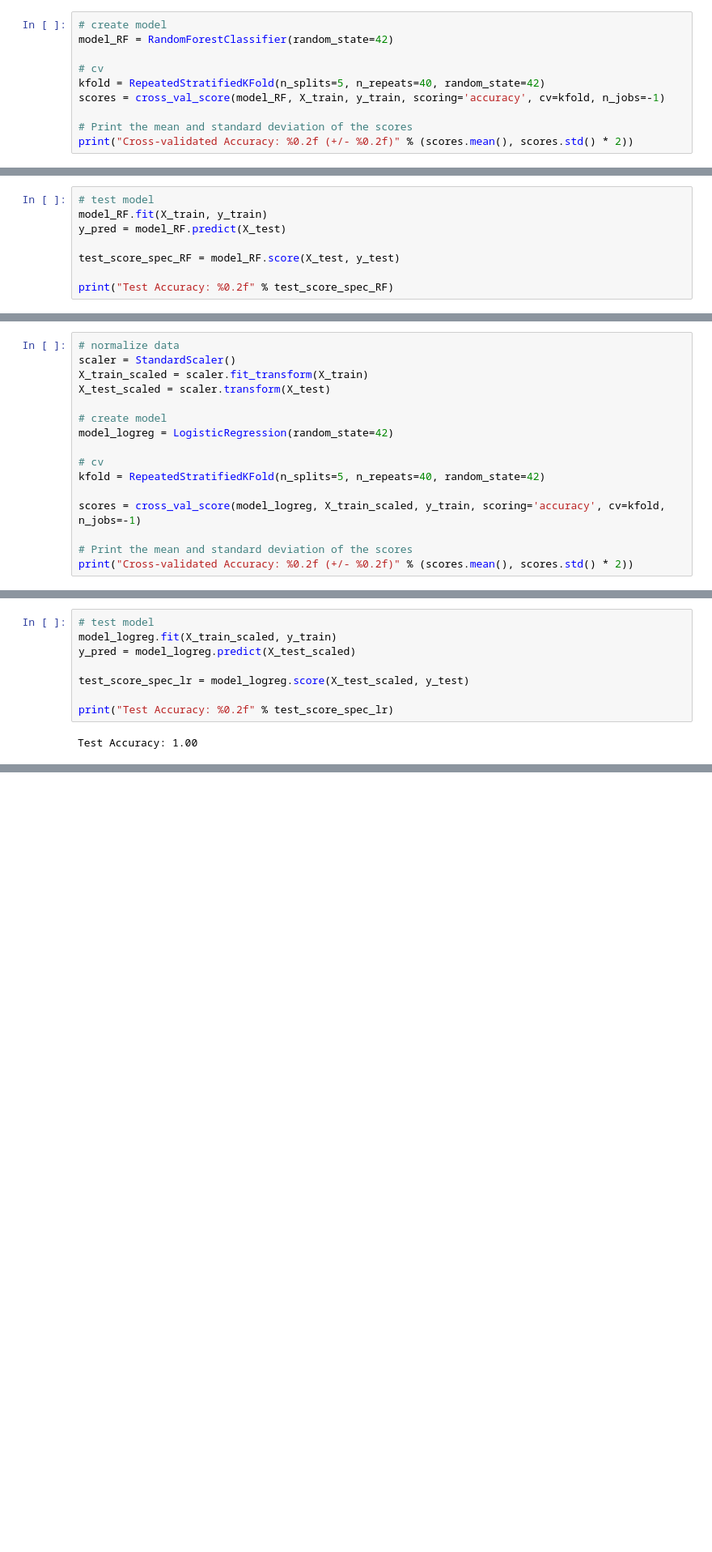
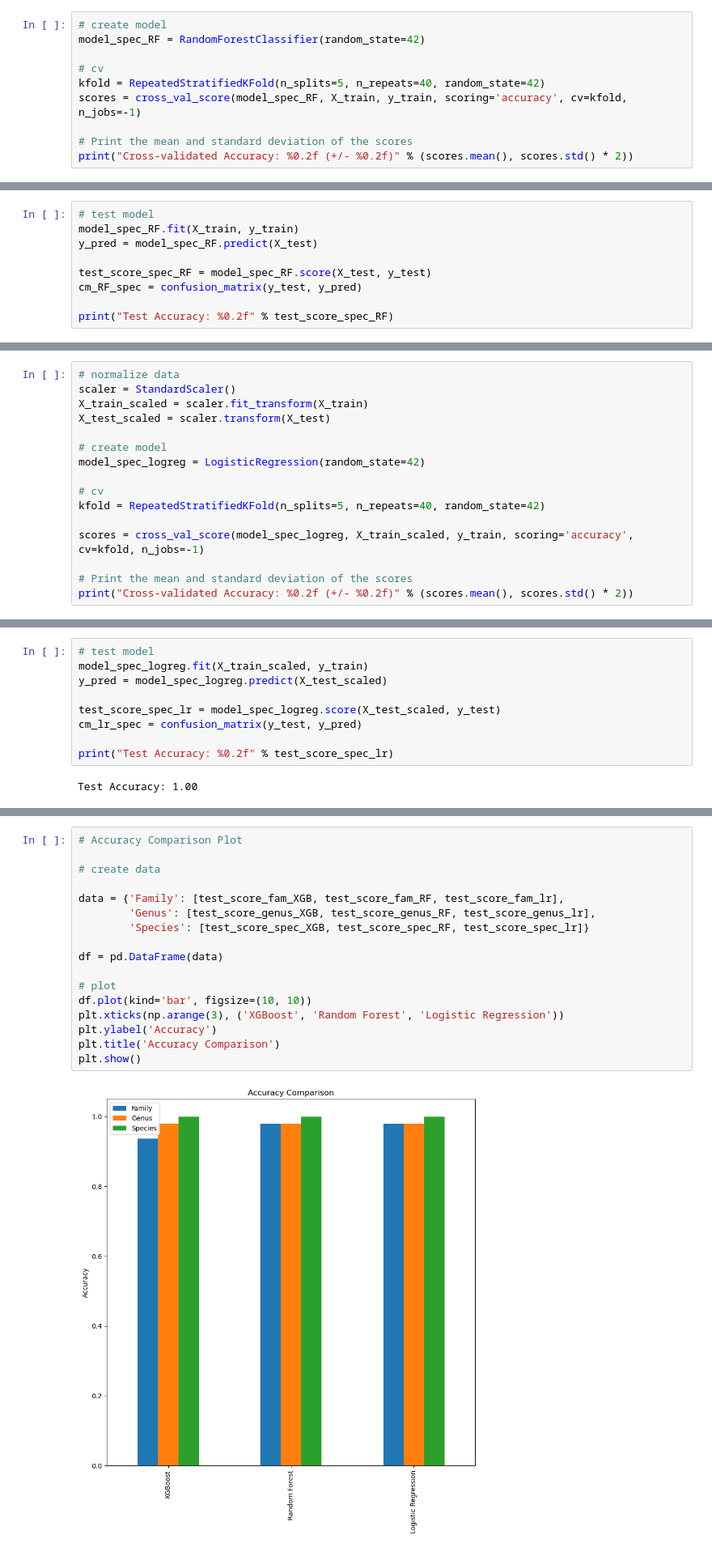
Before and after one commit to tianyi0216/ML_Microbiome, a Jupyter notebook: fumigation_predict.ipynb, the cells around one changed output, grey strips where cells are left out. Shown at 81% size. Saved outputs shown, nothing was run; the diff lists cells and outputs as text; blank space fills up the shorter version.

Commit message:
update plot

```diff
--- a/fumigation_predict.ipynb
+++ b/fumigation_predict.ipynb
@@ -593,11 +601,11 @@ print("Test Accuracy: %0.2f" % test_score_spec_XGB)
 Test Accuracy: 1.00
 # %%
 # create model
-model_RF = RandomForestClassifier(random_state=42)
+model_spec_RF = RandomForestClassifier(random_state=42)
 
 # cv
 kfold = RepeatedStratifiedKFold(n_splits=5, n_repeats=40, random_state=42)
-scores = cross_val_score(model_RF, X_train, y_train, scoring='accuracy', cv=kfold, n_jobs=-1)
+scores = cross_val_score(model_spec_RF, X_train, y_train, scoring='accuracy', cv=kfold, n_jobs=-1)
 
 # Print the mean and standard deviation of the scores
 print("Cross-validated Accuracy: %0.2f (+/- %0.2f)" % (scores.mean(), scores.std() * 2))
@@ -605,10 +613,11 @@ print("Cross-validated Accuracy: %0.2f (+/- %0.2f)" % (scores.mean(), scores.std
 Cross-validated Accuracy: 0.98 (+/- 0.04)
 # %%
 # test model
-model_RF.fit(X_train, y_train)
-y_pred = model_RF.predict(X_test)
+model_spec_RF.fit(X_train, y_train)
+y_pred = model_spec_RF.predict(X_test)
 
-test_score_spec_RF = model_RF.score(X_test, y_test)
+test_score_spec_RF = model_spec_RF.score(X_test, y_test)
+cm_RF_spec = confusion_matrix(y_test, y_pred)
 
 print("Test Accuracy: %0.2f" % test_score_spec_RF)
 # %% [output]
@@ -620,12 +629,12 @@ X_train_scaled = scaler.fit_transform(X_train)
 X_test_scaled = scaler.transform(X_test)
 
 # create model
-model_logreg = LogisticRegression(random_state=42)
+model_spec_logreg = LogisticRegression(random_state=42)
 
 # cv
 kfold = RepeatedStratifiedKFold(n_splits=5, n_repeats=40, random_state=42)
 
-scores = cross_val_score(model_logreg, X_train_scaled, y_train, scoring='accuracy', cv=kfold, n_jobs=-1)
+scores = cross_val_score(model_spec_logreg, X_train_scaled, y_train, scoring='accuracy', cv=kfold, n_jobs=-1)
 
 # Print the mean and standard deviation of the scores
 print("Cross-validated Accuracy: %0.2f (+/- %0.2f)" % (scores.mean(), scores.std() * 2))
@@ -633,10 +642,11 @@ print("Cross-validated Accuracy: %0.2f (+/- %0.2f)" % (scores.mean(), scores.std
 Cross-validated Accuracy: 0.99 (+/- 0.03)
 # %%
 # test model
-model_logreg.fit(X_train_scaled, y_train)
-y_pred = model_logreg.predict(X_test_scaled)
+model_spec_logreg.fit(X_train_scaled, y_train)
+y_pred = model_spec_logreg.predict(X_test_scaled)
 
-test_score_spec_lr = model_logreg.score(X_test_scaled, y_test)
+test_score_spec_lr = model_spec_logreg.score(X_test_scaled, y_test)
+cm_lr_spec = confusion_matrix(y_test, y_pred)
 
 print("Test Accuracy: %0.2f" % test_score_spec_lr)
 # %% [output]
@@ -779,0 +792,19 @@ Common features:  ['flavida', 'acetylicum', 'megaterium']
+# %%
+# Accuracy Comparison Plot
+
+# create data
+
+data = {'Family': [test_score_fam_XGB, test_score_fam_RF, test_score_fam_lr],
+        'Genus': [test_score_genus_XGB, test_score_genus_RF, test_score_genus_lr],
+        'Species': [test_score_spec_XGB, test_score_spec_RF, test_score_spec_lr]}
+
+df = pd.DataFrame(data)
+
+# plot
+df.plot(kind='bar', figsize=(10, 10))
+plt.xticks(np.arange(3), ('XGBoost', 'Random Forest', 'Logistic Regression'))
+plt.ylabel('Accuracy')
+plt.title('Accuracy Comparison')
+plt.show()
+# %% [output]
+[figure, added]
```
Also changed, not shown: parts of 39 cells of this notebook.
